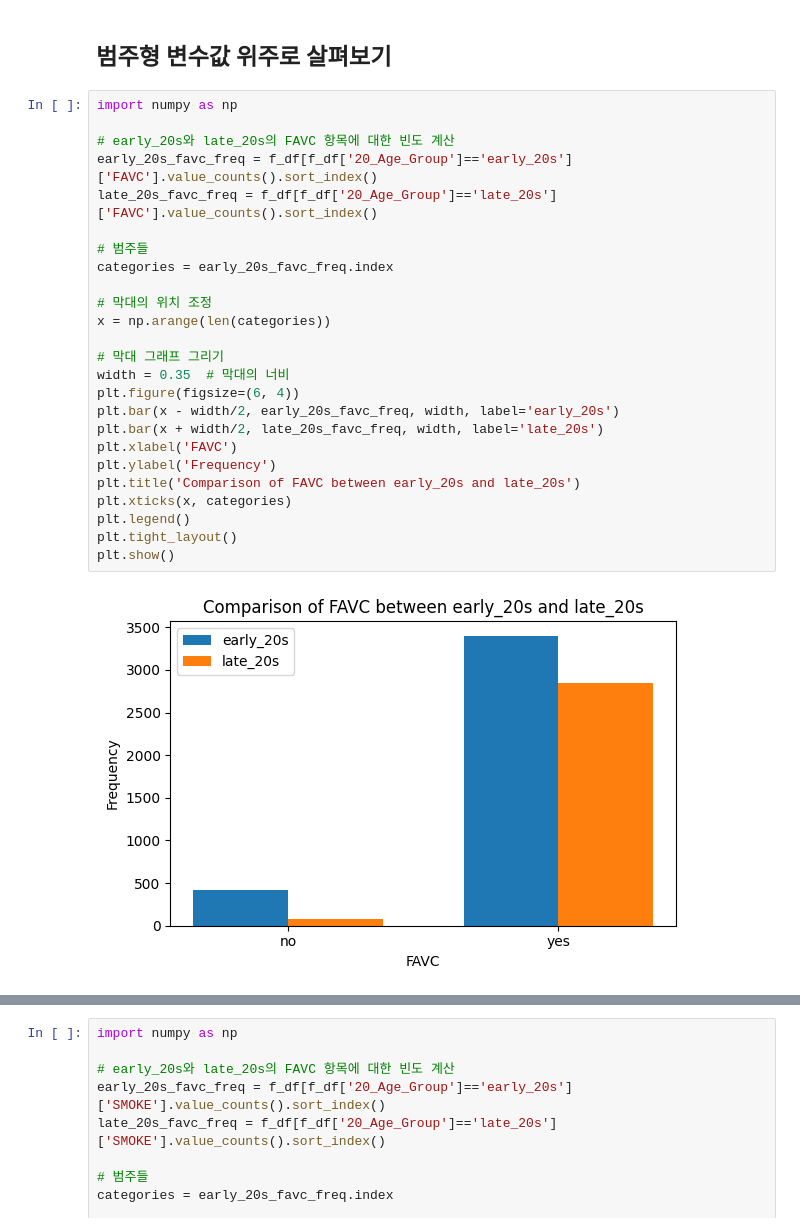
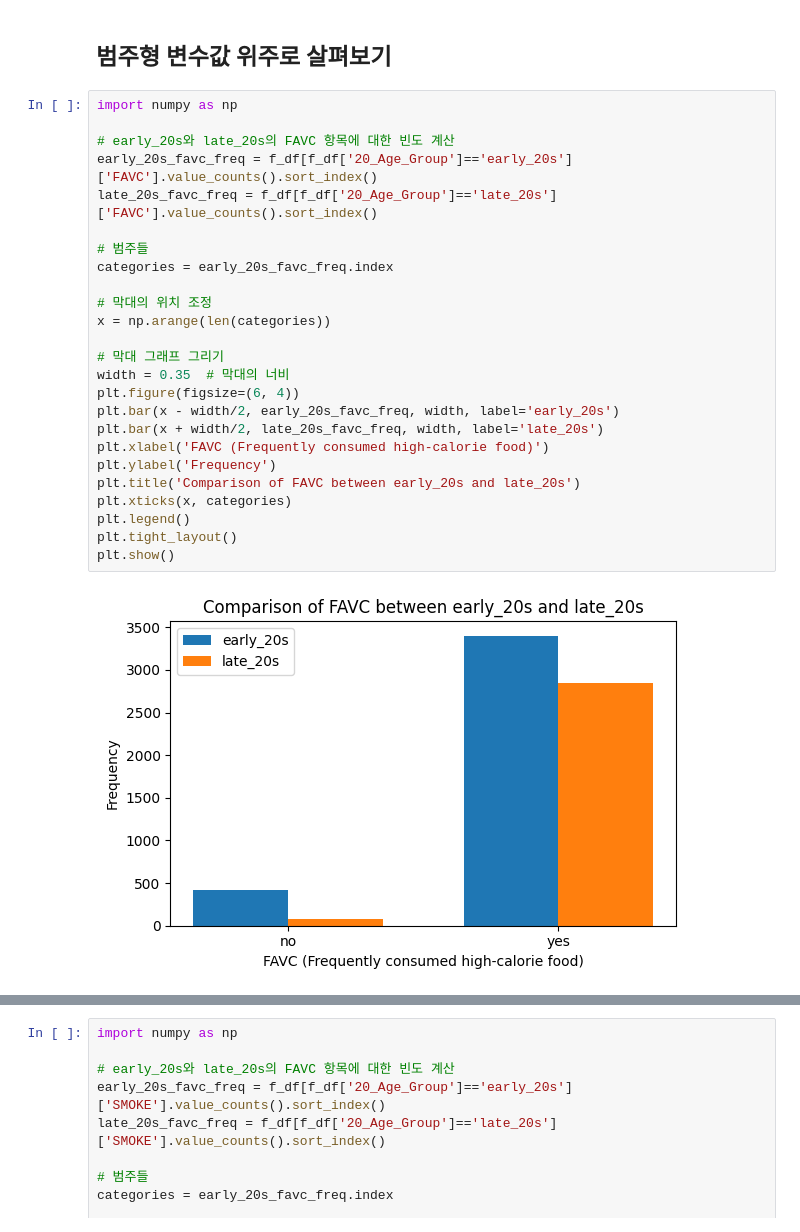
Before and after one commit to songye38/DAStudy, a Jupyter notebook: SONGYE/240225/240225_EDA.ipynb, the cells around one changed output, grey strips where cells are left out. Saved outputs shown, nothing was run; the diff lists cells and outputs as text.

```diff
--- a/SONGYE/240225/240225_EDA.ipynb
+++ b/SONGYE/240225/240225_EDA.ipynb
@@ -1195,30 +1242,30 @@ plt.show()
 # %%
 import numpy as np
 
 # early_20s와 late_20s의 FAVC 항목에 대한 빈도 계산
 early_20s_favc_freq = f_df[f_df['20_Age_Group']=='early_20s']['FAVC'].value_counts().sort_index()
 late_20s_favc_freq = f_df[f_df['20_Age_Group']=='late_20s']['FAVC'].value_counts().sort_index()
 
 # 범주들
 categories = early_20s_favc_freq.index
 
 # 막대의 위치 조정
 x = np.arange(len(categories))
 
 # 막대 그래프 그리기
 width = 0.35  # 막대의 너비
 plt.figure(figsize=(6, 4))
 plt.bar(x - width/2, early_20s_favc_freq, width, label='early_20s')
 plt.bar(x + width/2, late_20s_favc_freq, width, label='late_20s')
-plt.xlabel('FAVC')
+plt.xlabel('FAVC (Frequently consumed high-calorie food)')
 plt.ylabel('Frequency')
 plt.title('Comparison of FAVC between early_20s and late_20s')
 plt.xticks(x, categories)
 plt.legend()
 plt.tight_layout()
 plt.show()
 # %% [output]
-[figure, old version]
+[figure, new version]
 # %%
 import numpy as np
 
```
Also changed, not shown: parts of 36 cells of this notebook.
